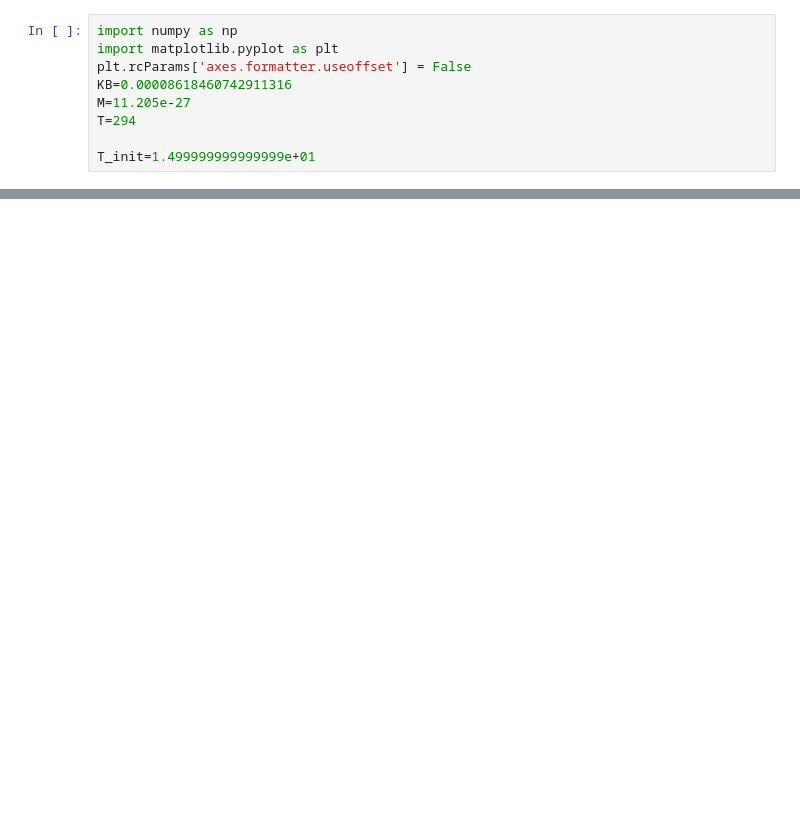
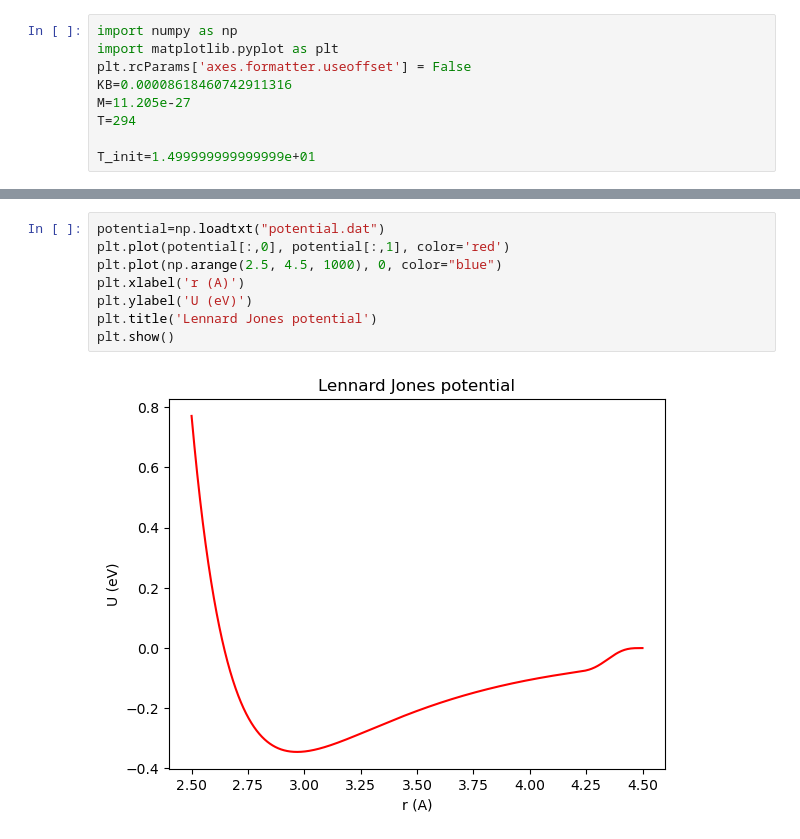
Before and after one commit to eigenlore/computational-materials-science, a Jupyter notebook: codes/data/test_files/test_data_analysis.ipynb, the cells around one changed output, grey strips where cells are left out. Saved outputs shown, nothing was run; the diff lists cells and outputs as text; blank space fills up the shorter version.

```diff
--- a/codes/data/test_files/test_data_analysis.ipynb
+++ b/codes/data/test_files/test_data_analysis.ipynb
@@ -66,0 +67,10 @@ Gamma(temperature)
+# %%
+potential=np.loadtxt("potential.dat")
+plt.plot(potential[:,0], potential[:,1], color='red')
+plt.plot(np.arange(2.5, 4.5, 1000), 0, color="blue")
+plt.xlabel('r (A)')
+plt.ylabel('U (eV)')
+plt.title('Lennard Jones potential')
+plt.show()
+# %% [output]
+[figure, added]
```
Also changed, not shown: parts of 4 cells of this notebook, 16 other files.
